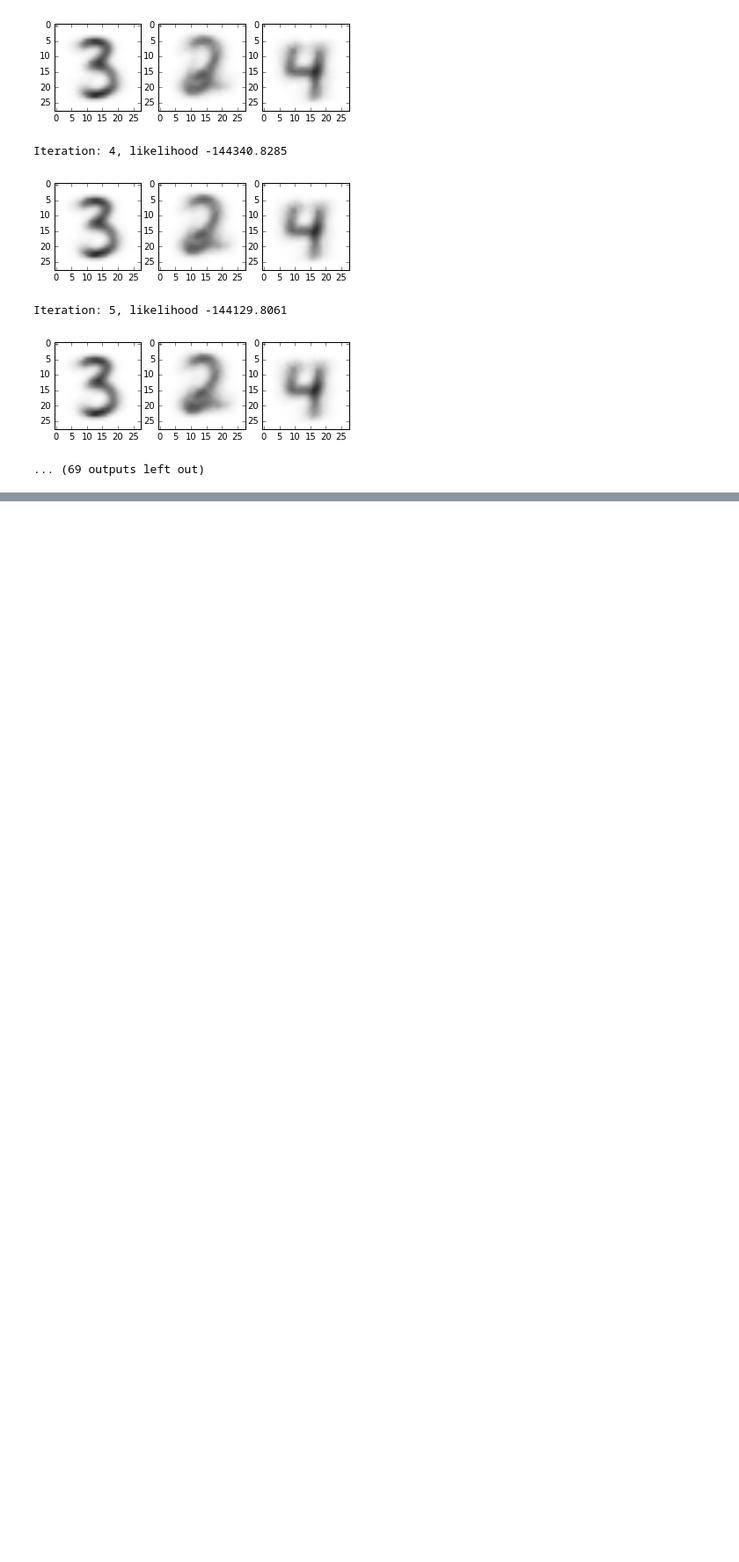
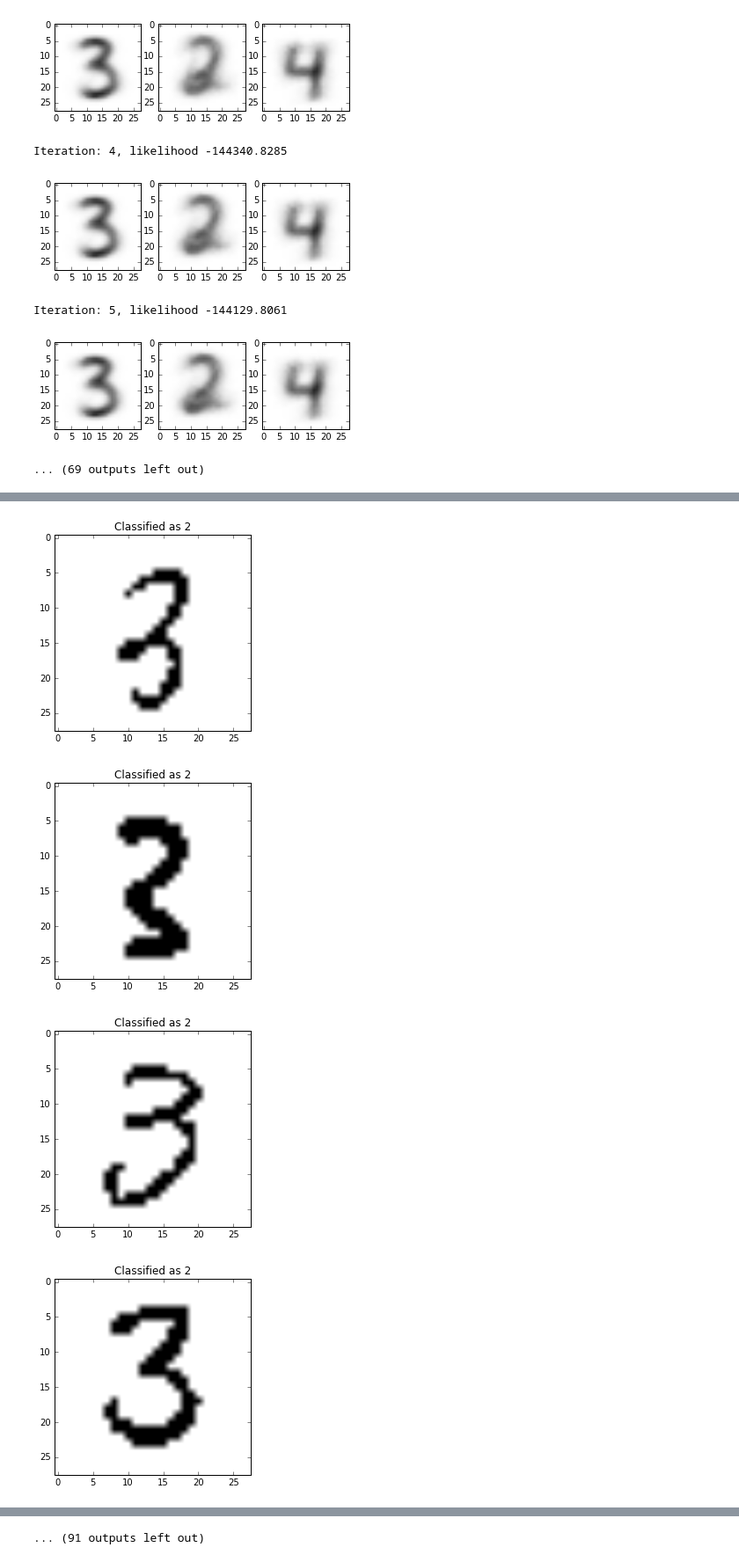
Before and after one commit to Learn2Ln/statistical-machine-learning, a Jupyter notebook: Assignment 4/notebooks/Digits.ipynb, the cells around one changed output, grey strips where cells are left out. Shown at 88% size. Drawn from its saved outputs; the diff is of its cells as text; code cells hidden in the pictures; blank space fills up the shorter version.

```diff
--- a/Assignment 4/notebooks/Digits.ipynb
+++ b/Assignment 4/notebooks/Digits.ipynb
@@ -83,0 +139,9 @@ Iteration: 5, likelihood -144129.8061
+# %%
+for i in np.flatnonzero(miss3):
+    plt.title('Classified as %d' % (2 if comp[i] == 0 else 4))
+    plot_digit(X[i])
+# %% [output]
+[figure, added]
+[figure, added]
+[figure, added]
+[figure, added]
@@ -83,0 +156 @@ Iteration: 5, likelihood -144129.8061
+... (91 outputs left out)
```
Also changed, not shown: parts of 20 cells of this notebook.
